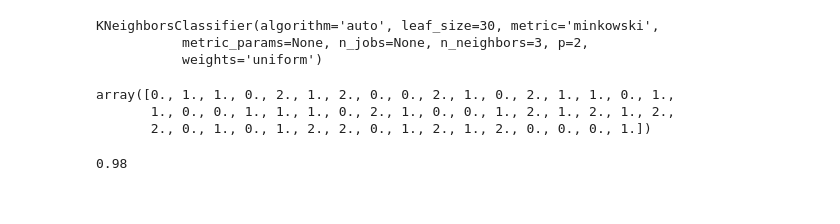
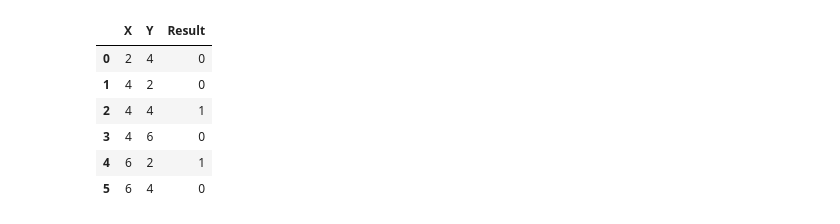
Before and after one commit to aadiiitiii/LP-3, a Jupyter notebook: ML/3/kNNClassifier.ipynb, the cells around one changed output. Drawn from its saved outputs; the diff is of its cells as text; code cells hidden in the pictures.

```diff
--- a/ML/3/kNNClassifier.ipynb
+++ b/ML/3/kNNClassifier.ipynb
@@ -49 +173,13 @@ y = df['class']
+# %%
+# Encode the Result column
+dataset['Result'] = dataset['Result'].map({'Negative':0, 'Positive':1})
+dataset.head(20)
+# %% [output]
+|  | X | Y | Result |
+| 0 | 2 | 4 | 0 |
+| 1 | 4 | 2 | 0 |
+| 2 | 4 | 4 | 1 |
+| 3 | 4 | 6 | 0 |
+| 4 | 6 | 2 | 1 |
+| 5 | 6 | 4 | 0 |
 # %%
@@ -53,19 +189,0 @@ X_train, X_test, y_train, y_test = train_test_split(X, y, test_size=0.33, random
-# %%
-# Use sklearn in-built KNN classifier
-from sklearn.neighbors import KNeighborsClassifier
-classifier = KNeighborsClassifier(n_neighbors=3)
-classifier.fit(X_train, y_train)
-# %% [output]
-KNeighborsClassifier(algorithm='auto', leaf_size=30, metric='minkowski',
-           metric_params=None, n_jobs=None, n_neighbors=3, p=2,
-           weights='uniform')
-# %%
-classifier.predict(X_test)
-# %% [output]
-array([0., 1., 1., 0., 2., 1., 2., 0., 0., 2., 1., 0., 2., 1., 1., 0., 1.,
-       1., 0., 0., 1., 1., 1., 0., 2., 1., 0., 0., 1., 2., 1., 2., 1., 2.,
-       2., 0., 1., 0., 1., 2., 2., 0., 1., 2., 1., 2., 0., 0., 0., 1.])
-# %%
-classifier.score(X_test, y_test)
-# %% [output]
-0.98
```
Also changed, not shown: parts of 15 cells of this notebook, 12 other files.
